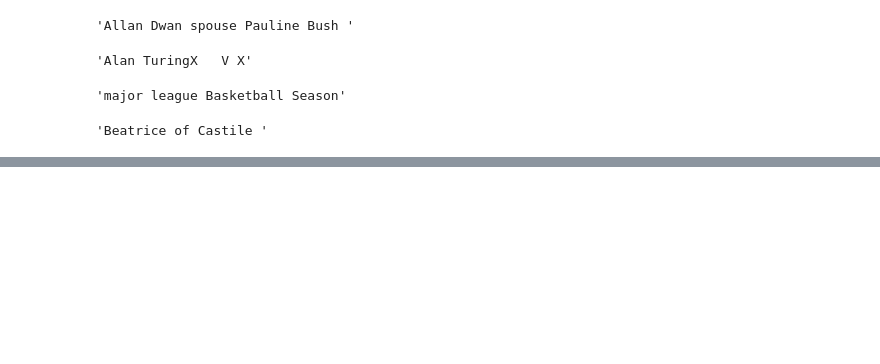
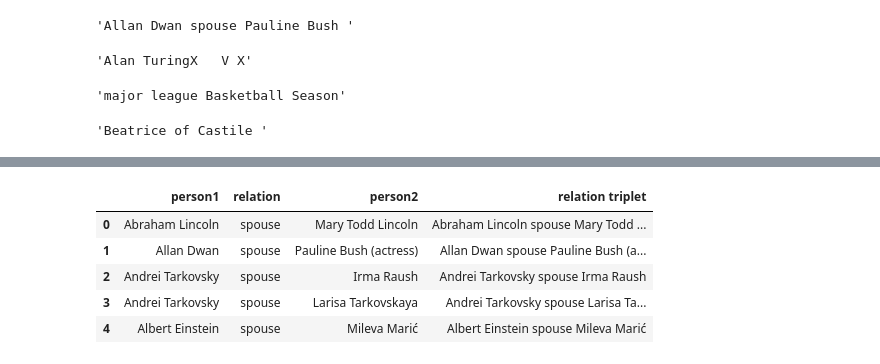
Before and after one commit to kotiyalanurag/EXPLAINABLE-AI, a Jupyter notebook: Data Cleaner.ipynb, the cells around one changed output, grey strips where cells are left out. Saved outputs shown, nothing was run; the diff lists cells and outputs as text; code cells hidden in the pictures; blank space fills up the shorter version.

```diff
--- a/Data Cleaner.ipynb
+++ b/Data Cleaner.ipynb
@@ -360,0 +363,13 @@ text.strip()
+# %%
+spouse_split_1 = split_column(spouse_data['person1'], ',', col_name = 'person1')
+spouse_split_2 = split_column(spouse_data['person2'], ',', col_name = 'person2')
+# %%
+spouse_data = merge_column(spouse_split_1, spouse_data, spouse_split_2)
+spouse_data.head()
+# %% [output]
+|  | person1 | relation | person2 | relation triplet |
+| 0 | Abraham Lincoln | spouse | Mary Todd Lincoln | Abraham Lincoln spouse Mary Todd ... |
+| 1 | Allan Dwan | spouse | Pauline Bush (actress) | Allan Dwan spouse Pauline Bush (a... |
+| 2 | Andrei Tarkovsky | spouse | Irma Raush | Andrei Tarkovsky spouse Irma Raush |
+| 3 | Andrei Tarkovsky | spouse | Larisa Tarkovskaya | Andrei Tarkovsky spouse Larisa Ta... |
+| 4 | Albert Einstein | spouse | Mileva Marić | Albert Einstein spouse Mileva Marić |
```
Also changed, not shown: parts of 23 cells of this notebook.
